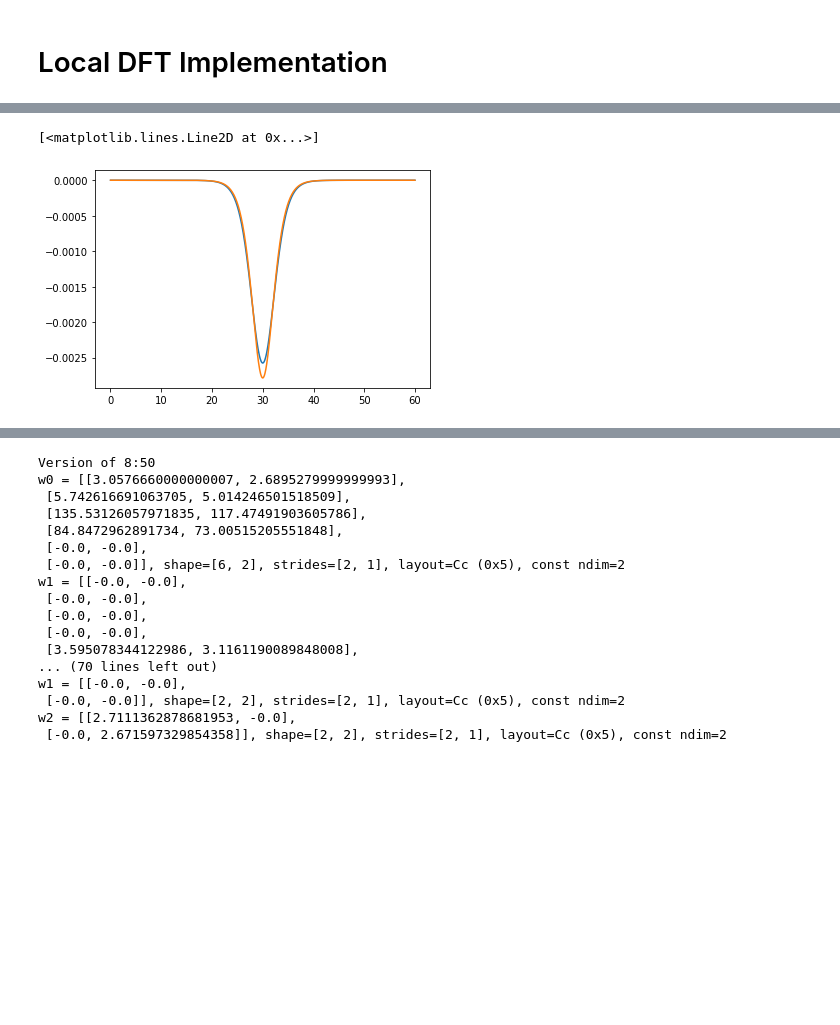
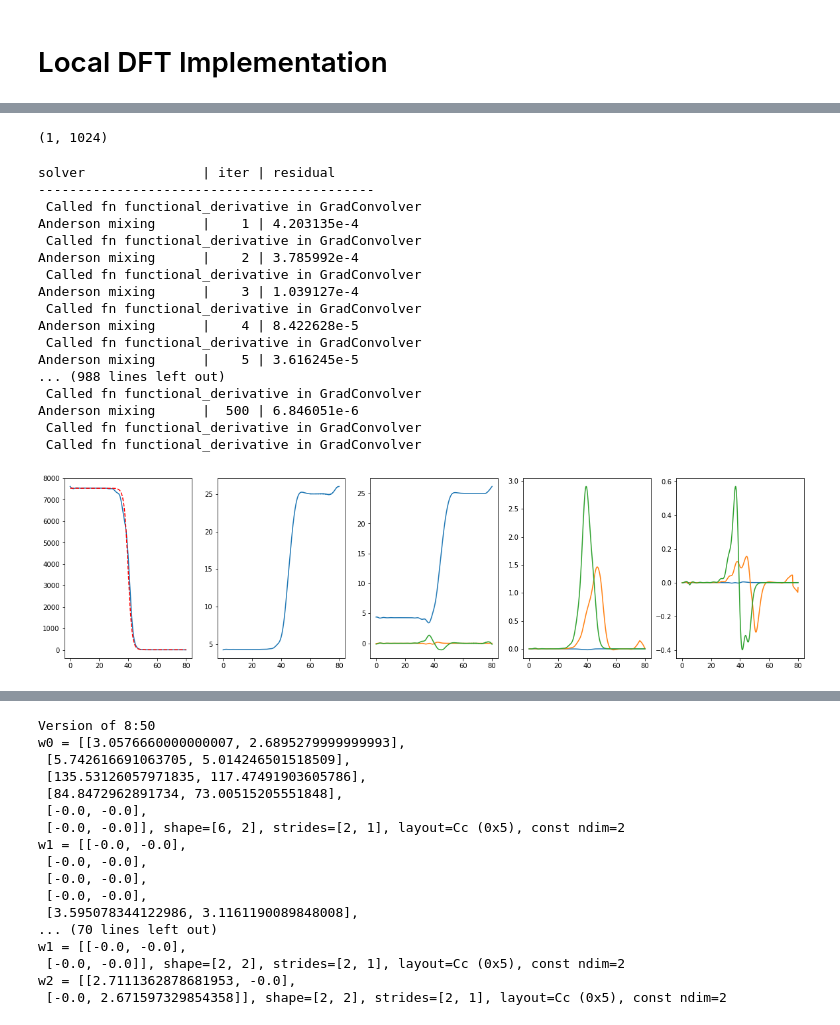
Before and after one commit to bbbursik/feos-pcsaft, a Jupyter notebook: examples/21-11-04-exampleDFT.ipynb, the cells around one changed output, grey strips where cells are left out. Cells and saved outputs as stored; diff of their text form; code cells hidden in the pictures; blank space fills up the shorter version.

```diff
--- a/examples/21-11-04-exampleDFT.ipynb
+++ b/examples/21-11-04-exampleDFT.ipynb
@@ -95,0 +68,68 @@ interface.solve(solver)
+# %%
+data = np.load('array.npy')
+# %%
+data.shape
+# %% [output]
+(1, 1024)
+# %%
+# solver = DFTSolver(output=True).picard_iteration(tol=1.0e-8, beta=0.01, max_iter=2, log=False )#.picard_iteration(tol=1.0e-5, beta=0.01, max_iter=10).anderson_mixing(tol=1.0e-9,mmax=10)# # just write after one another
+solver = DFTSolver(output=True).anderson_mixing(tol=1.0e-9,mmax=20, max_iter=500, beta=0.02)# # just write after one another
+interface = PlanarInterface.from_tanh(vle, 1024, 80 * ANGSTROM, t_crit, local_flag=True)
+density_init = interface.density
+i = 0
+while i < 1:
+    interface.solve(solver, debug=True)
+    fig, axs = plt.subplots(1, 5,figsize=(20, 5), facecolor='w', edgecolor='k')
+    axs[0].plot(interface.z / ANGSTROM, (interface.density/MOL*METER**3)[0,:])
+    axs[0].plot(interface.z / ANGSTROM, (density_init/MOL*METER**3)[0,:], 'r--')
+    # axs[0].set_ylim([7537, 7538])
+
+    # axs[0].set_ylim([(interface.density/MOL*METER**3)[0,0]-0.01, (interface.density/MOL*METER**3)[0,0]+0.01])
+    # axs[0].set_xlim([0, 20])
+
+    axs[1].plot(interface.z / ANGSTROM, (interface.functional_derivative)[0,:])
+    #axs[1].set_ylim([4.2605, 4.26075])
+
+    axs[2].plot(interface.z / ANGSTROM, (interface.local_functional_derivative)[0][0,:])
+    axs[2].plot(interface.z / ANGSTROM, (interface.local_functional_derivative)[1][0,:])
+    axs[2].plot(interface.z / ANGSTROM, (interface.local_functional_derivative)[2][0,:])
+    # axs[2].set_ylim([-0.01,.01])
+
+    for filename in glob.glob('*_grad_fpd.npy'):
+        data = np.load(filename)
+        axs[3].plot(interface.z / ANGSTROM, (data)[0,:])
+    # axs[3].plot(interface.z / ANGSTROM, (data)[1,:])
+    # axs[3].plot(interface.z / ANGSTROM, (data)[2,:])
+    # axs[3].plot(interface.z / ANGSTROM, (data)[3,:])
+    # axs[3].plot(interface.z / ANGSTROM, (data)[4,:])
+    # axs[3].plot(interface.z / ANGSTROM, (data)[5,:])
+    # axs[3].set_ylim([-0.000001,.000001])
+
+    for filename in glob.glob('*_lapl_fpd.npy'):
+        data = np.load(filename)
+        axs[4].plot(interface.z / ANGSTROM, (data)[0,:])
+    # axs[4].set_ylim([-0.000001,.000001])
+
+    # print(data)
+    fig.show()
+
+    i = i + 1
+# %% [output]
+solver               | iter | residual
+-------------------------------------------
+ Called fn functional_derivative in GradConvolver
+Anderson mixing      |    1 | 4.203135e-4
+ Called fn functional_derivative in GradConvolver
+Anderson mixing      |    2 | 3.785992e-4
+ Called fn functional_derivative in GradConvolver
+Anderson mixing      |    3 | 1.039127e-4
+ Called fn functional_derivative in GradConvolver
+Anderson mixing      |    4 | 8.422628e-5
+ Called fn functional_derivative in GradConvolver
+Anderson mixing      |    5 | 3.616245e-5
+... (988 lines left out)
+ Called fn functional_derivative in GradConvolver
+Anderson mixing      |  500 | 6.846051e-6
+ Called fn functional_derivative in GradConvolver
+ Called fn functional_derivative in GradConvolver
+[figure, added]
@@ -96,8 +146,5 @@ interface.solve(solver)
 # %%
-# plot initial density profile
-plt.plot(interface.z / ANGSTROM, (interface.weighted_densities)[0][4,:])
-plt.plot(interface.z / ANGSTROM, (interface.local_weighted_densities)[0][4,:])
+# # plot initial density profile
+# plt.plot(interface.z / ANGSTROM, (interface.weighted_densities)[0][1,:])
+# plt.plot(interface.z / ANGSTROM, (interface.local_weighted_densities)[0][1,:], 'r--')
-# %% [output]
-[<matplotlib.lines.Line2D at 0x...>]
-[figure, removed]
 # %%
```
Also changed, not shown: parts of 13 cells of this notebook.
